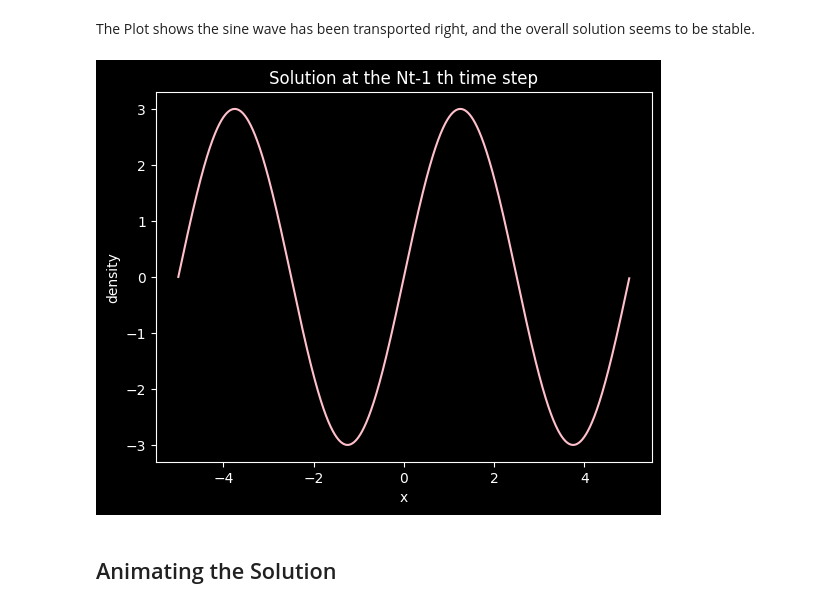
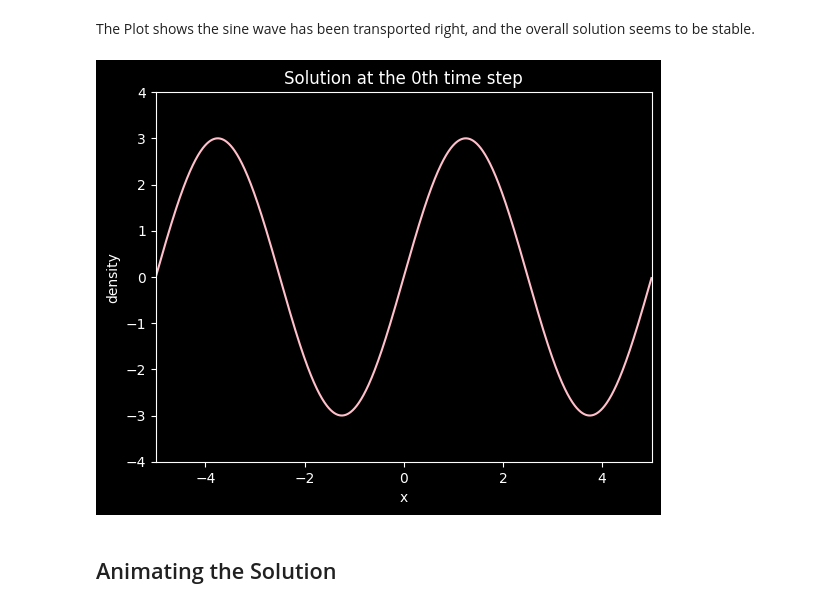
Before and after one commit to Louis-Finegan/Convection-Diffusion-Models-Finite-Difference-Method-Python3, a Jupyter notebook: examples/convection.ipynb, the cells around one changed output. Cells and saved outputs as stored; diff of their text form; code cells hidden in the pictures.

```diff
--- a/examples/convection.ipynb
+++ b/examples/convection.ipynb
@@ -74,13 +74,14 @@ The Plot shows the sine wave has been transported right, and the overall solutio
 # %%
 # Plotting the 0th time step state
 plt.figure(0)
-plt.plot(x, density[0], color='pink')
-plt.title('Solution at the Nt-1 th time step')
+ax = plt.axes(xlim=(-5, 5), ylim=(-4, 4)) # left bound -5 and right bound 5
+ax.plot(x, density[0], color='pink')
+plt.title('Solution at the 0th time step')
 plt.xlabel('x')
 plt.ylabel('density')
 plt.show()
 # %% [output]
-[figure, old version]
+[figure, new version]
 # %% [markdown]
 ## Animating the Solution
 # %%
```
Also changed, not shown: 5 other files.
